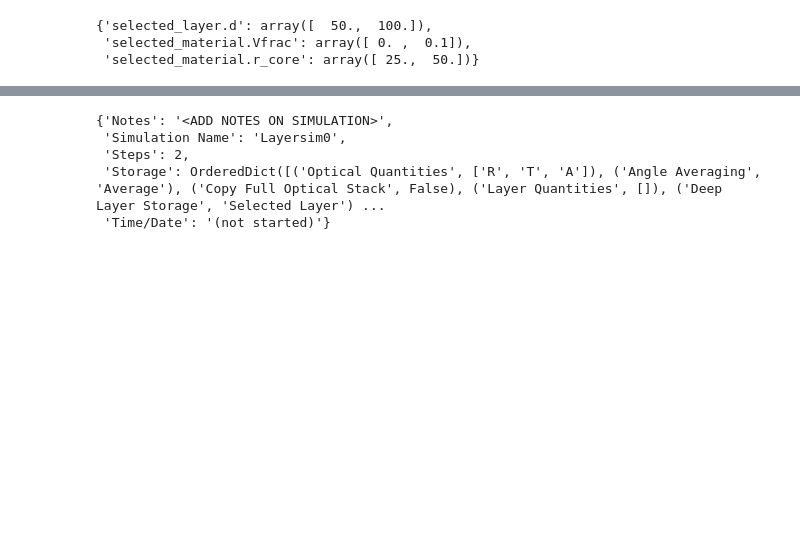
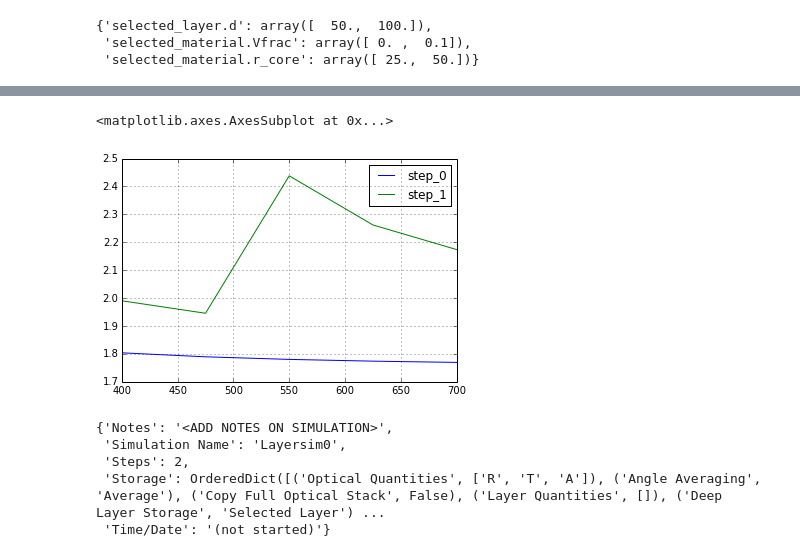
Before and after one commit to hughesadam87/PAME, a Jupyter notebook: Simulations/Untitled1.ipynb, the cells around one changed output, grey strips where cells are left out. Cells and saved outputs as stored; diff of their text form; code cells hidden in the pictures; blank space fills up the shorter version.

```diff
--- a/Simulations/Untitled1.ipynb
+++ b/Simulations/Untitled1.ipynb
@@ -104,3 +124,8 @@ OrderedDict([('selected_layer', {'layer_deisgnator': 'nanoparticle', 'material':
+# %%
+s.primary_panel()['my buddy'].plot()
+# %% [output]
+<matplotlib.axes.AxesSubplot at 0x...>
+[figure, added]
 # %%
 s.about
 # %% [output]
```
Also changed, not shown: parts of 17 cells of this notebook, 7 other files.
